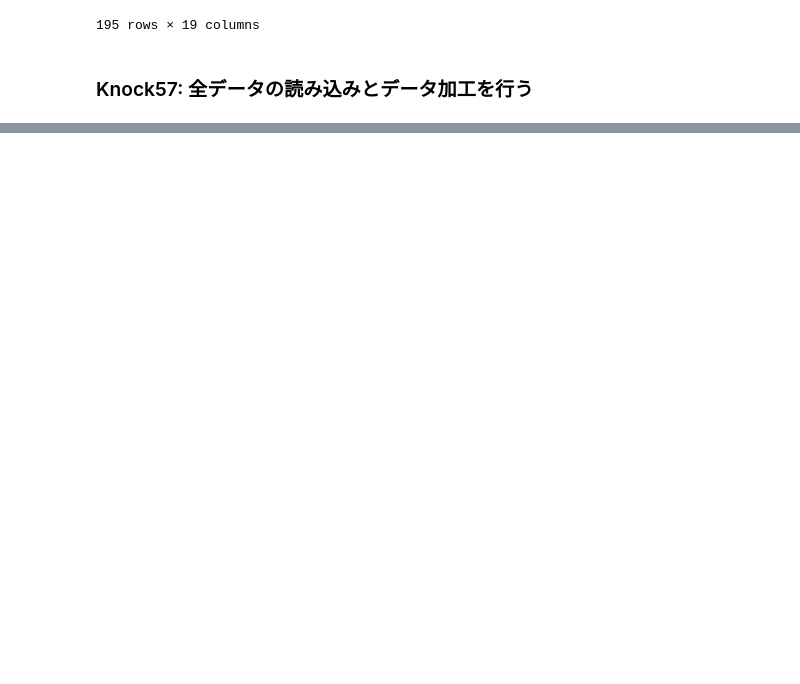
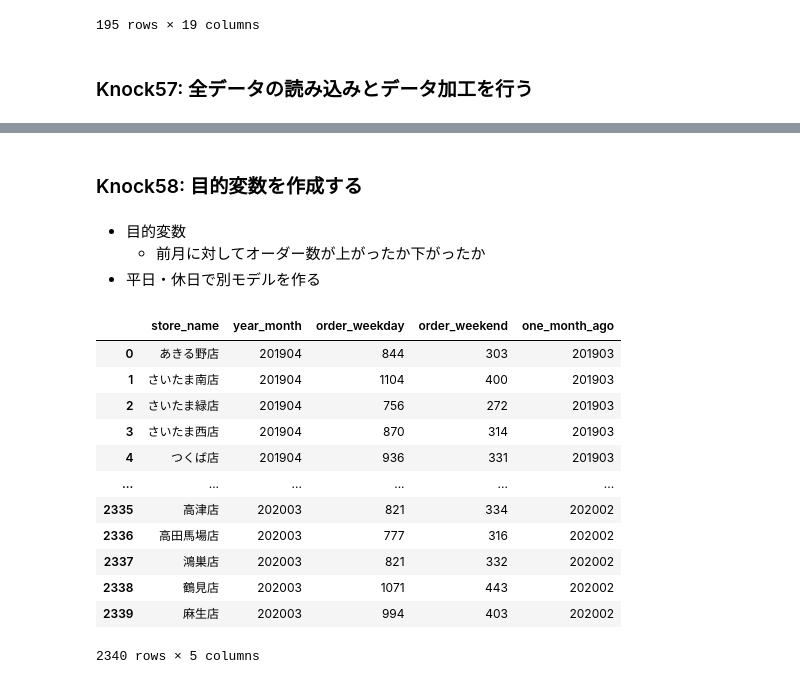
Before and after one commit to ginmaruGH/python-practical-machine-learning-system-100knocks, a Jupyter notebook: ch06/ch06.ipynb, the cells around one changed output, grey strips where cells are left out. Cells and saved outputs as stored; diff of their text form; code cells hidden in the pictures; blank space fills up the shorter version.

Commit message:
Knock58: 目的変数を作成する

```diff
--- a/ch06/ch06.ipynb
+++ b/ch06/ch06.ipynb
@@ -555,3 +556,32 @@ display(store_all)
 | 2338 | 鶴見店 | 1514 | 896 | 278 | 1093 | 421 | 1071 | ... |
 | 2339 | 麻生店 | 1397 | 885 | 252 | 1050 | 347 | 994 | ... |
 2340 rows × 21 columns
+# %% [markdown]
+### Knock58: 目的変数を作成する
+# %% [markdown]
+- 目的変数
+  - 前月に対してオーダー数が上がったか下がったか
+- 平日・休日で別モデルを作る
+# %%
+# 1ヶ月前の日付の作成
+
+y = store_all[["store_name", "year_month", "order_weekday", "order_weekend"]].copy()
+y.loc[:, "one_month_ago"] = pd.to_datetime(y["year_month"], format="%Y%m")
+y.loc[:, "one_month_ago"] = y["one_month_ago"].map(lambda x: x - relativedelta(months=1))
+y.loc[:, "one_month_ago"] = y["one_month_ago"].dt.strftime("%Y%m")
+
+display(y)
+# %% [output]
+|  | store_name | year_month | order_weekday | order_weekend | one_month_ago |
+| 0 | あきる野店 | 201904 | 844 | 303 | 201903 |
+| 1 | さいたま南店 | 201904 | 1104 | 400 | 201903 |
+| 2 | さいたま緑店 | 201904 | 756 | 272 | 201903 |
+| 3 | さいたま西店 | 201904 | 870 | 314 | 201903 |
+| 4 | つくば店 | 201904 | 936 | 331 | 201903 |
+| ... | ... | ... | ... | ... | ... |
+| 2335 | 高津店 | 202003 | 821 | 334 | 202002 |
+| 2336 | 高田馬場店 | 202003 | 777 | 316 | 202002 |
+| 2337 | 鴻巣店 | 202003 | 821 | 332 | 202002 |
+| 2338 | 鶴見店 | 202003 | 1071 | 443 | 202002 |
+| 2339 | 麻生店 | 202003 | 994 | 403 | 202002 |
+2340 rows × 5 columns
```
Also changed, not shown: parts of 7 cells of this notebook.
